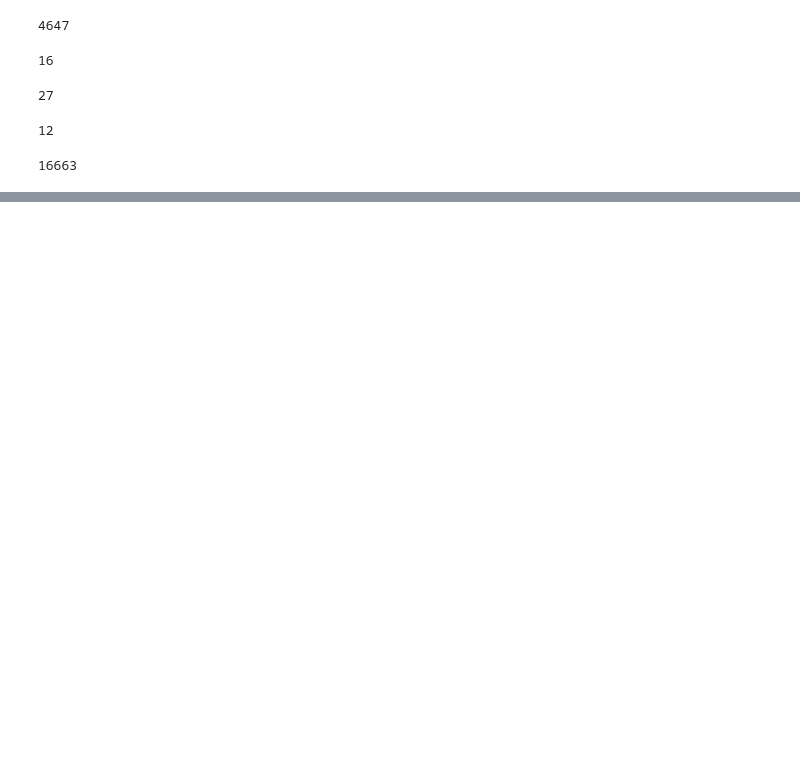
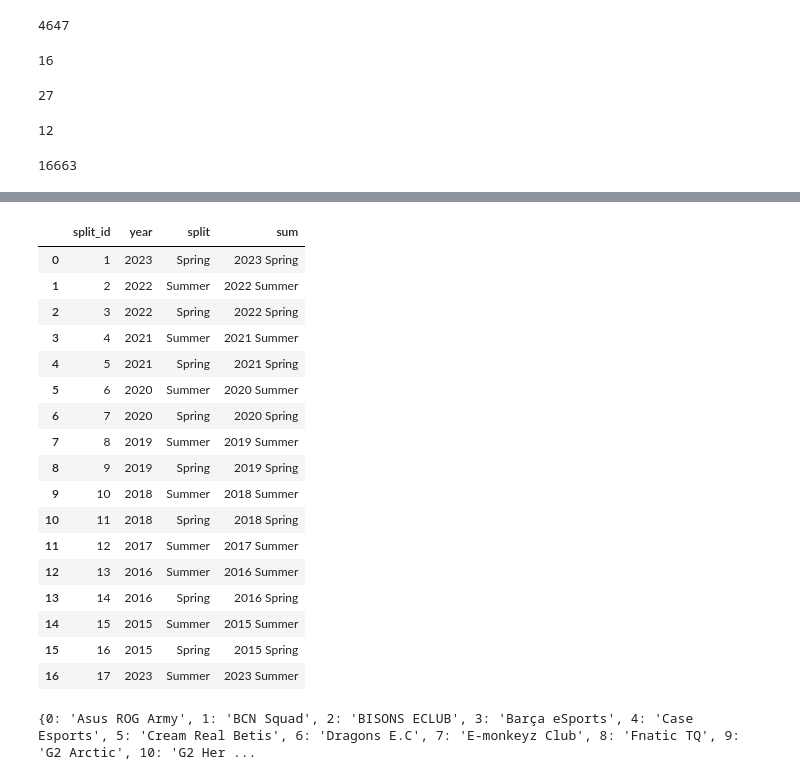
Before and after one commit to Linxx333/MrLinx-Data-ETL, a Jupyter notebook: src/main.ipynb, the cells around one changed output, grey strips where cells are left out. Cells and saved outputs as stored; diff of their text form; code cells hidden in the pictures; blank space fills up the shorter version.

```diff
--- a/src/main.ipynb
+++ b/src/main.ipynb
@@ -508,0 +722,27 @@ hist_players.to_sql(name='hist-players', con=cursor, if_exists='append', index=F
+# %%
+for i in range(len(games_players['TeamVs'])):
+    try:
+        if 'Lions' in games_players['TeamVs'][i]:
+            games_players['TeamVs'][i] = 'Mad Lions Academy'
+        elif 'KOI' in games_players['TeamVs'][i]:
+            games_players['TeamVs'][i] = 'KOI Academy'
+        elif 'Giants' in games_players['TeamVs'][i]:
+            games_players['TeamVs'][i] = 'Giants'
+        elif 'Heretics' in games_players['TeamVs'][i] and games_players['TeamVs'][i] != 'G2 Heretics':
+            games_players['TeamVs'][i] = 'Heretics Academy'
+        elif 'Monkeyz' in games_players['TeamVs'][i]:
+            games_players['TeamVs'][i] = 'E-monkeyz Club'
+        elif 'UCAM' in games_players['TeamVs'][i]:
+            games_players['TeamVs'][i] = 'UCAM'
+        elif 'Bar&ccedil;a eSports' in games_players['TeamVs'][i]:
+            games_players['TeamVs'][i] = 'Barça eSports'
+        elif 'KIYF eSports Club' in games_players['TeamVs'][i]:
+            games_players['TeamVs'][i] = 'KIYF'
+        elif 'ASUS ROG Army' in games_players['TeamVs'][i]:
+            games_players['TeamVs'][i] = 'Asus ROG Army'
+        elif 'Cream Real Betis.EU' in games_players['TeamVs'][i]:
+            games_players['TeamVs'][i] = 'Cream Real Betis'
+        elif 'Dragons E.C.' in games_players['TeamVs'][i]:
+            games_players['TeamVs'][i] = 'Dragons E.C'
+    except:
+        continue
@@ -508,0 +769,10 @@ hist_players.to_sql(name='hist-players', con=cursor, if_exists='append', index=F
+# %%
+games_players['Playoffs'] = False
+for i in range(len(games_players['Tournament'])):
+    if 'Playoffs' in games_players['Tournament'][i]:
+        games_players['Playoffs'][i] = True
+
+games_players['Tournament'] = games_players['Tournament'].str.extract(r'(2.*?(?:Spring|Summer))')
+# %%
+nueva_fila = pd.DataFrame({'split_id': [17], 'year': [2023], 'split': ['Summer']})
+split = pd.concat([split, nueva_fila], ignore_index=True)
@@ -508,0 +782,21 @@ hist_players.to_sql(name='hist-players', con=cursor, if_exists='append', index=F
+# %%
+split.head(20)
+# %% [output]
+|  | split_id | year | split | sum |
+| 0 | 1 | 2023 | Spring | 2023 Spring |
+| 1 | 2 | 2022 | Summer | 2022 Summer |
+| 2 | 3 | 2022 | Spring | 2022 Spring |
+| 3 | 4 | 2021 | Summer | 2021 Summer |
+| 4 | 5 | 2021 | Spring | 2021 Spring |
+| 5 | 6 | 2020 | Summer | 2020 Summer |
+| 6 | 7 | 2020 | Spring | 2020 Spring |
+| 7 | 8 | 2019 | Summer | 2019 Summer |
+| 8 | 9 | 2019 | Spring | 2019 Spring |
+| 9 | 10 | 2018 | Summer | 2018 Summer |
+| 10 | 11 | 2018 | Spring | 2018 Spring |
+| 11 | 12 | 2017 | Summer | 2017 Summer |
+| 12 | 13 | 2016 | Summer | 2016 Summer |
+| 13 | 14 | 2016 | Spring | 2016 Spring |
+| 14 | 15 | 2015 | Summer | 2015 Summer |
+| 15 | 16 | 2015 | Spring | 2015 Spring |
+| 16 | 17 | 2023 | Summer | 2023 Summer |
@@ -508,0 +805,4 @@ hist_players.to_sql(name='hist-players', con=cursor, if_exists='append', index=F
+# %%
+print(dict_team)
+# %% [output]
+{0: 'Asus ROG Army', 1: 'BCN Squad', 2: 'BISONS ECLUB', 3: 'Barça eSports', 4: 'Case Esports', 5: 'Cream Real Betis', 6: 'Dragons E.C', 7: 'E-monkeyz Club', 8: 'Fnatic TQ', 9: 'G2 Arctic', 10: 'G2 Her ...
```
Also changed, not shown: parts of 48 cells of this notebook, 12 other files.
